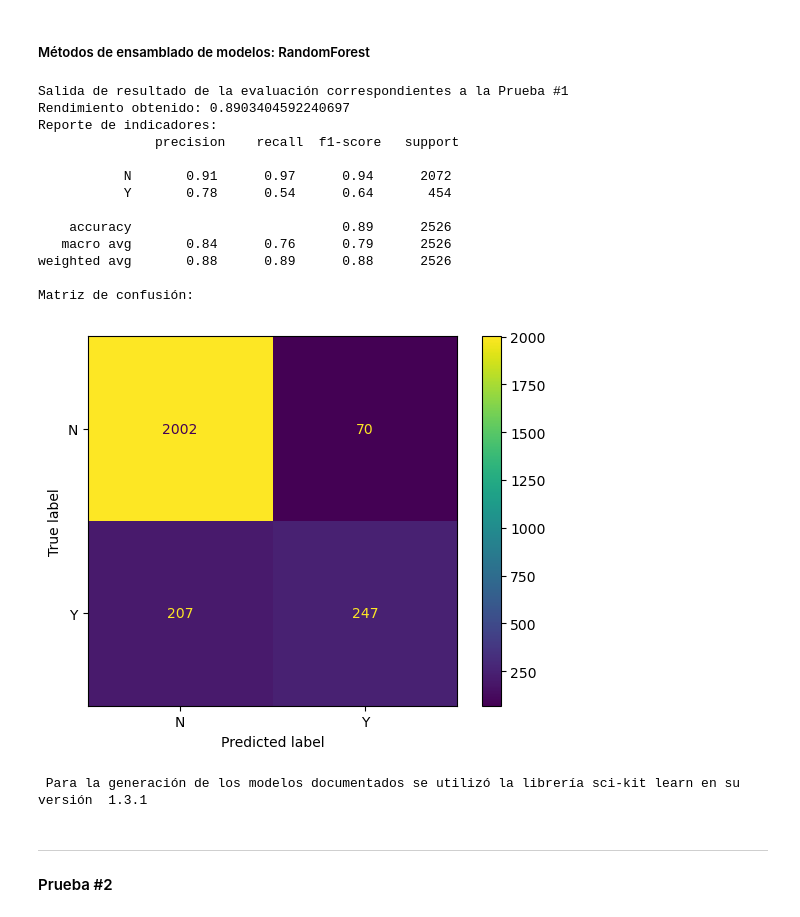
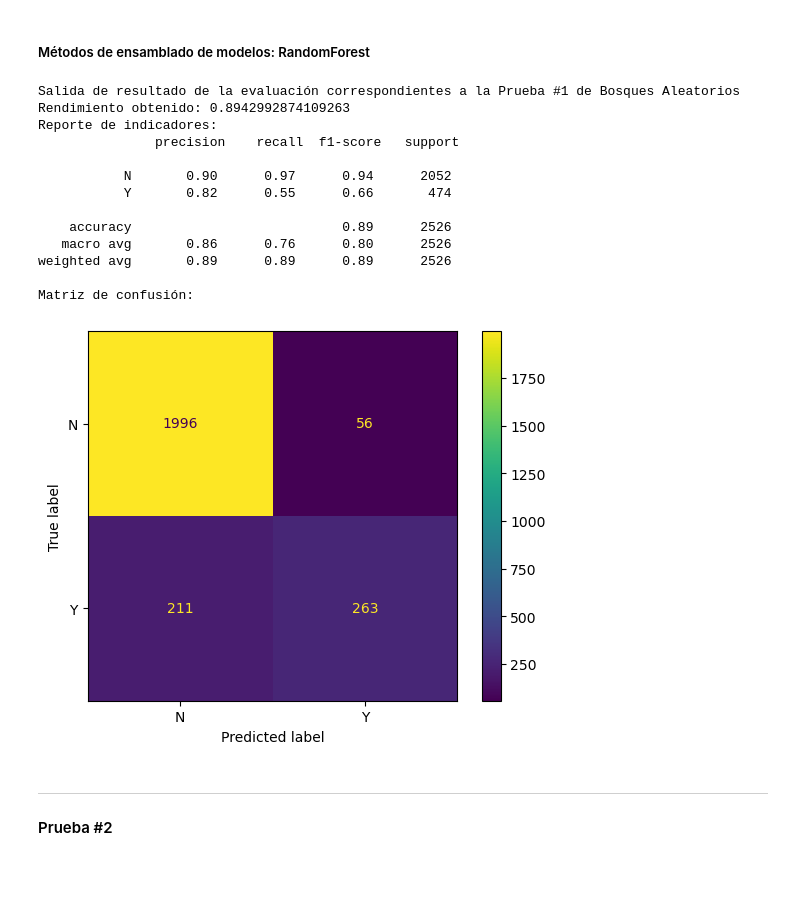
Before and after one commit to Joseluis0709/13MBID-Abr23, a Jupyter notebook: notebooks/03-Modelado+Evaluacion/MD01 - Modelado.ipynb, the cells around one changed output. Cells and saved outputs as stored; diff of their text form; code cells hidden in the pictures; blank space fills up the shorter version.

```diff
--- a/notebooks/03-Modelado+Evaluacion/MD01 - Modelado.ipynb
+++ b/notebooks/03-Modelado+Evaluacion/MD01 - Modelado.ipynb
@@ -224,8 +227,8 @@ mlflow.autolog()
 # %% [markdown]
 ##### Regresión Logística
 # %%
-with mlflow.start_run(run_name='Logistic Regression'):
-    lreg = LogisticRegression(solver = 'liblinear')
+with mlflow.start_run(run_name='Logistic Regression (#1)'):
+    lreg1 = LogisticRegression(solver = 'liblinear', random_state = 23)
 
-    lreg.fit(train_data, train_labels)
+    lreg1.fit(train_data, train_labels)
 # %%
@@ -249,10 +252,10 @@ Matriz de confusión:
 # %% [markdown]
 ##### KNN
 # %%
-with mlflow.start_run(run_name='KNN'):
-    knn = KNeighborsClassifier(n_neighbors=50,
+with mlflow.start_run(run_name='KNN (#1)'):
+    knn1 = KNeighborsClassifier(n_neighbors=50,
                                algorithm = 'ball_tree',
                                leaf_size = 25)
 
-    knn.fit(train_data, train_labels)
+    knn1.fit(train_data, train_labels)
 # %%
@@ -276,10 +279,11 @@ Matriz de confusión:
 # %% [markdown]
 ##### Árboles de Decisión (TDIDT)
 # %%
-with mlflow.start_run(run_name='Decision Tree'):
-    dtc = DecisionTreeClassifier(max_depth=3,
+with mlflow.start_run(run_name='Decision Tree (#1)'):
+    dtc1 = DecisionTreeClassifier(max_depth = 10,
                                  criterion='entropy',
-                                 min_samples_split=10)
+                                 min_samples_split=4,
+                                 random_state = 23)
 
-    dtc.fit(train_data, train_labels)
+    dtc1.fit(train_data, train_labels)
 # %%
@@ -303,33 +307,27 @@ Matriz de confusión:
 # %% [markdown]
 ##### Métodos de ensamblado de modelos: RandomForest
 # %%
-with mlflow.start_run(run_name='Random Forest'):
-    rndf = RandomForestClassifier(n_estimators=10)
-    rndf.fit(train_data, train_labels)
+with mlflow.start_run(run_name='Random Forest (#1)'):
+    rndf1 = RandomForestClassifier(n_estimators=10,random_state = 23)
+    rndf1.fit(train_data, train_labels)
 # %%
-print("Salida de resultado de la evaluación correspondientes a la Prueba #1")
-evaluar_modelo(rndf, test_data, test_labels)
+print("Salida de resultado de la evaluación correspondientes a la Prueba #1 de Bosques Aleatorios")
+evaluar_modelo(rndf1, test_data, test_labels)
 # %% [output]
-Salida de resultado de la evaluación correspondientes a la Prueba #1
-Rendimiento obtenido: 0.8903404592240697
+Salida de resultado de la evaluación correspondientes a la Prueba #1 de Bosques Aleatorios
+Rendimiento obtenido: 0.8942992874109263
 Reporte de indicadores:
                precision    recall  f1-score   support
 
-           N       0.91      0.97      0.94      2072
-           Y       0.78      0.54      0.64       454
+           N       0.90      0.97      0.94      2052
+           Y       0.82      0.55      0.66       474
 
     accuracy                           0.89      2526
-   macro avg       0.84      0.76      0.79      2526
-weighted avg       0.88      0.89      0.88      2526
+   macro avg       0.86      0.76      0.80      2526
+weighted avg       0.89      0.89      0.89      2526
 
 Matriz de confusión:
-[figure, old version]
+[figure, new version]
-# %%
-import sklearn
-
-print(f" Para la generación de los modelos documentados se utilizó la librería sci-kit learn en su versión ",sklearn.__version__)
-# %% [output]
- Para la generación de los modelos documentados se utilizó la librería sci-kit learn en su versión  1.3.1
 # %% [markdown]
 ----
 #### Prueba #2
```
Also changed, not shown: parts of 33 cells of this notebook.
